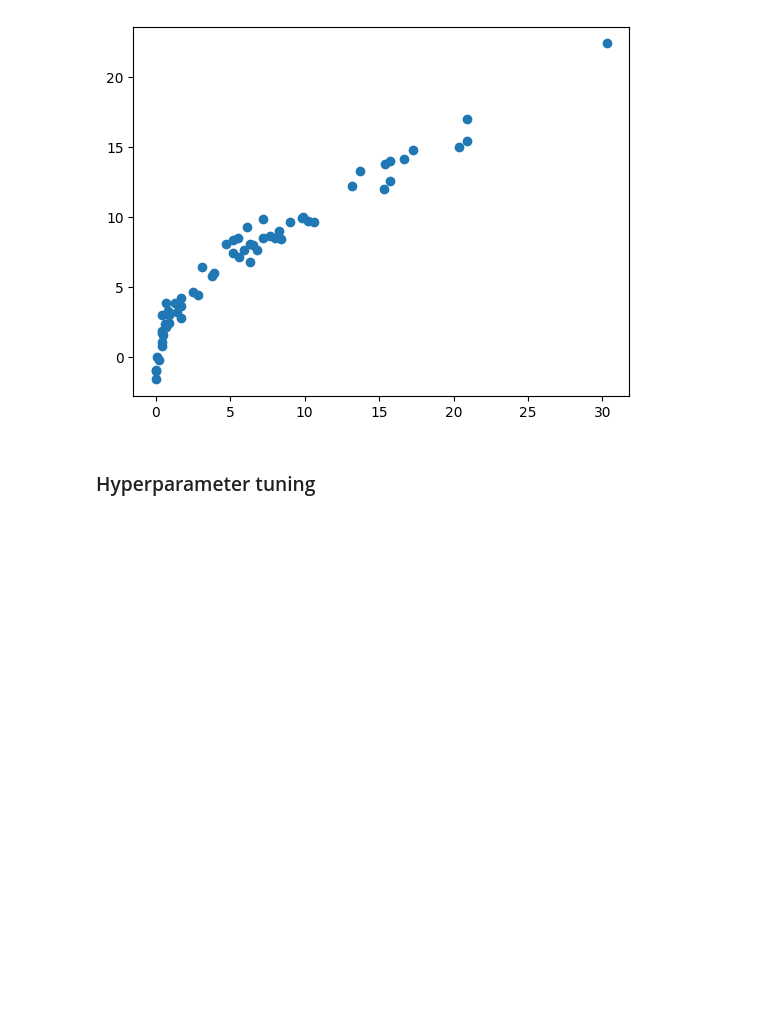
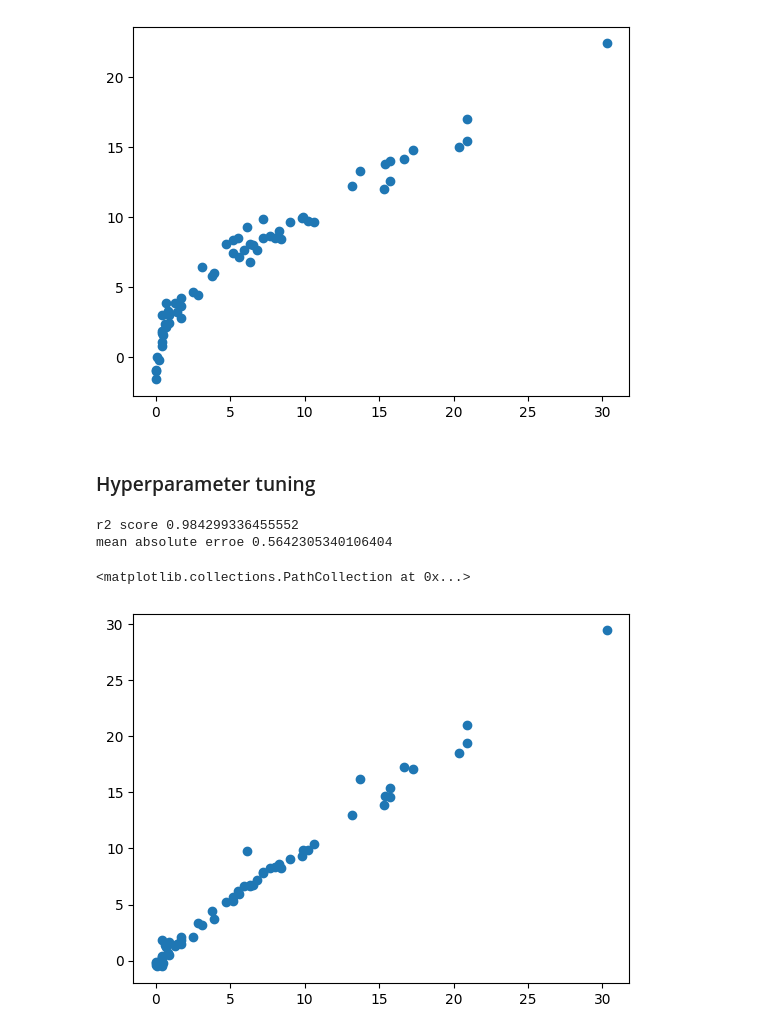
Before and after one commit to pushpak-2099/AIML, a Jupyter notebook: Forest_Fires_project/forest_fire.ipynb, the cells around one changed output. Cells and saved outputs as stored; diff of their text form; code cells hidden in the pictures; blank space fills up the shorter version.

```diff
--- a/Forest_Fires_project/forest_fire.ipynb
+++ b/Forest_Fires_project/forest_fire.ipynb
@@ -238,3 +238,22 @@ mean absolute erroe 1.8822353634895999
 ### Hyperparameter tuning
 # %%
 #cross validation
+from sklearn.linear_model import RidgeCV
+from sklearn.metrics import r2_score,mean_absolute_error
+
+ridge_cv=RidgeCV()
+ridge_cv.fit(X_train_scaled,y_train)
+y_pred=ridge_cv.predict(X_test_scaled)
+
+
+score=r2_score(y_test,y_pred)
+print("r2 score",score)
+mae=mean_absolute_error(y_test,y_pred)
+print("mean absolute erroe",mae)
+
+plt.scatter(y_test,y_pred)
+# %% [output]
+r2 score 0.984299336455552
+mean absolute erroe 0.5642305340106404
+<matplotlib.collections.PathCollection at 0x...>
+[figure, added]
```
Also changed, not shown: parts of 2 cells of this notebook.
